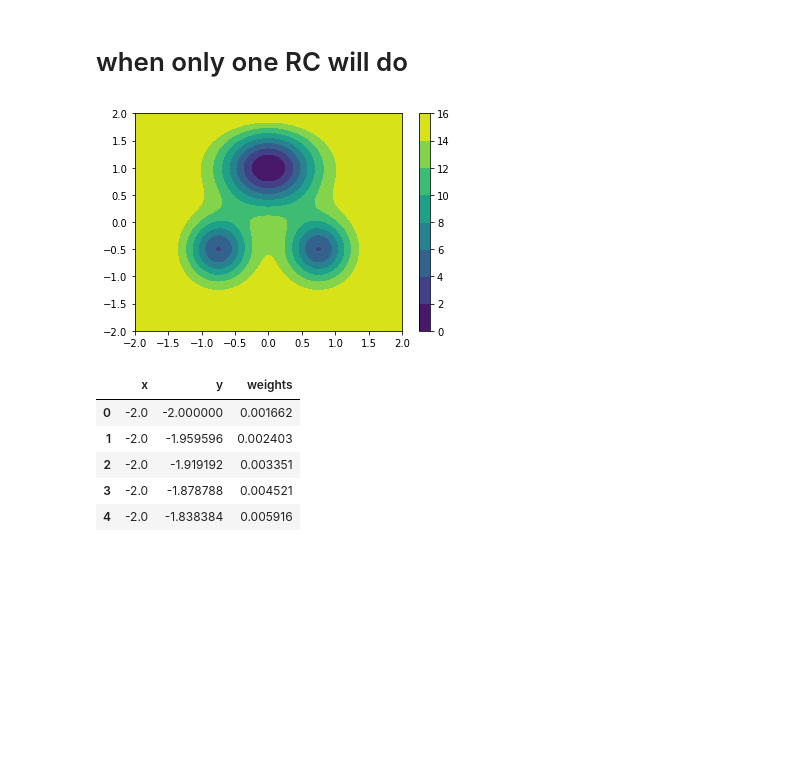
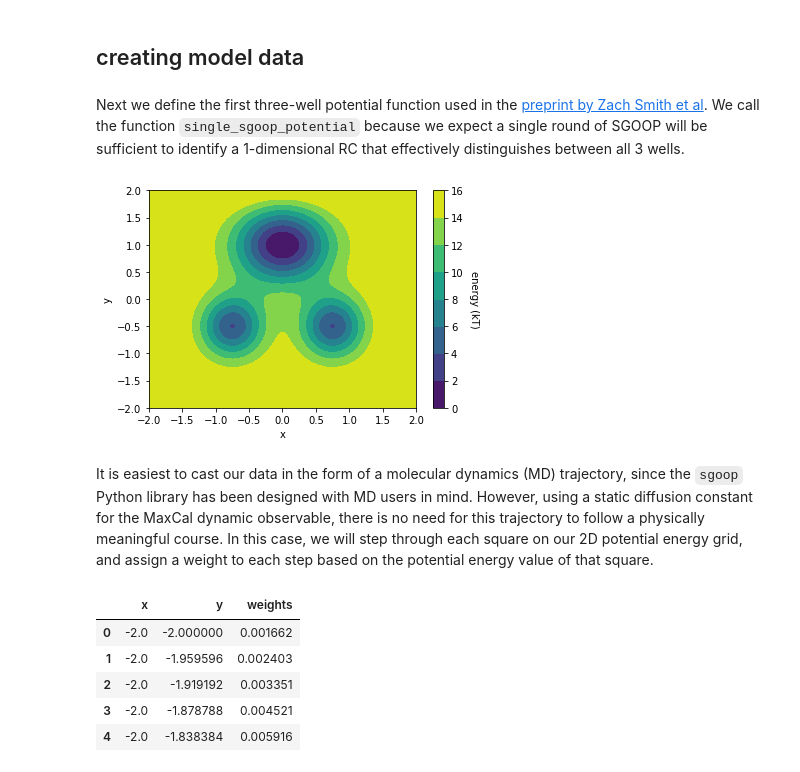
Before and after one commit to anotherjoshsmith/SGOOP, a Jupyter notebook: examples/model_potentials.ipynb, the cells around one changed output. Cells and saved outputs as stored; diff of their text form; code cells hidden in the pictures; blank space fills up the shorter version.

Commit message:
split model potential monte carlo

```diff
--- a/examples/model_potentials.ipynb
+++ b/examples/model_potentials.ipynb
@@ -2,8 +11,10 @@
 import numpy as np
 import pandas as pd
 import matplotlib.pyplot as plt
-# %% [markdown]
-# when only one RC will do
+# %% [markdown]
+## creating model data
+# %% [markdown]
+Next we define the first three-well potential function used in the [preprint by Zach Smith et al](https://www.biorxiv.org/content/early/2018/10/10/438549). We call the function `single_sgoop_potential` because we expect a single round of SGOOP will be sufficient to identify a 1-dimensional RC that effectively distinguishes between all 3 wells.
 # %%
 # define model potential
 def single_sgoop_potential(x, y):
@@ -14,25 +25,31 @@ def single_sgoop_potential(x, y):
         + 0.05 * (np.power(x, 6) + np.power(y, 6))
     )
 # %%
-# calculate 2D potential energy surface
+# create range of x and y values, and calculate 2D potential energy surface
 xaxis = np.linspace(-2.0, 2.0, 100)
 yaxis = np.linspace(-2.0, 2.0, 100)
-
 potential_energy_surface = single_sgoop_potential(
     xaxis[:, None], yaxis[None, :]
 )
 
-# shift and clip high energy values for visualization
+# shift and clip high energy values for a prettier visualization
 max_val = 16
 shifted_pes = potential_energy_surface - potential_energy_surface.min()
 shifted_pes[shifted_pes > max_val] = max_val
 
 # plot potential energy surface
 plt.contourf(xaxis, yaxis, shifted_pes.T)
 cbar = plt.colorbar()
 plt.set_cmap('viridis')
+cbar.ax.get_yaxis().labelpad = 15
+cbar.ax.set_ylabel('energy (kT)', rotation=270)
+plt.xlabel('x')
+plt.ylabel('y')
+plt.show()
 # %% [output]
-[figure, old version]
+[figure, new version]
+# %% [markdown]
+It is easiest to cast our data in the form of a molecular dynamics (MD) trajectory, since the `sgoop` Python library has been designed with MD users in mind. However, using a static diffusion constant for the MaxCal dynamic observable, there is no need for this trajectory to follow a physically meaningful course. In this case, we will step through each square on our 2D potential energy grid, and assign a weight to each step based on the potential energy value of that square.
 # %%
 # intialize empty pandas DataFrame to hold mock MD traj
 md_traj = pd.DataFrame(
```
Also changed, not shown: parts of 27 cells of this notebook, 1 other file.
